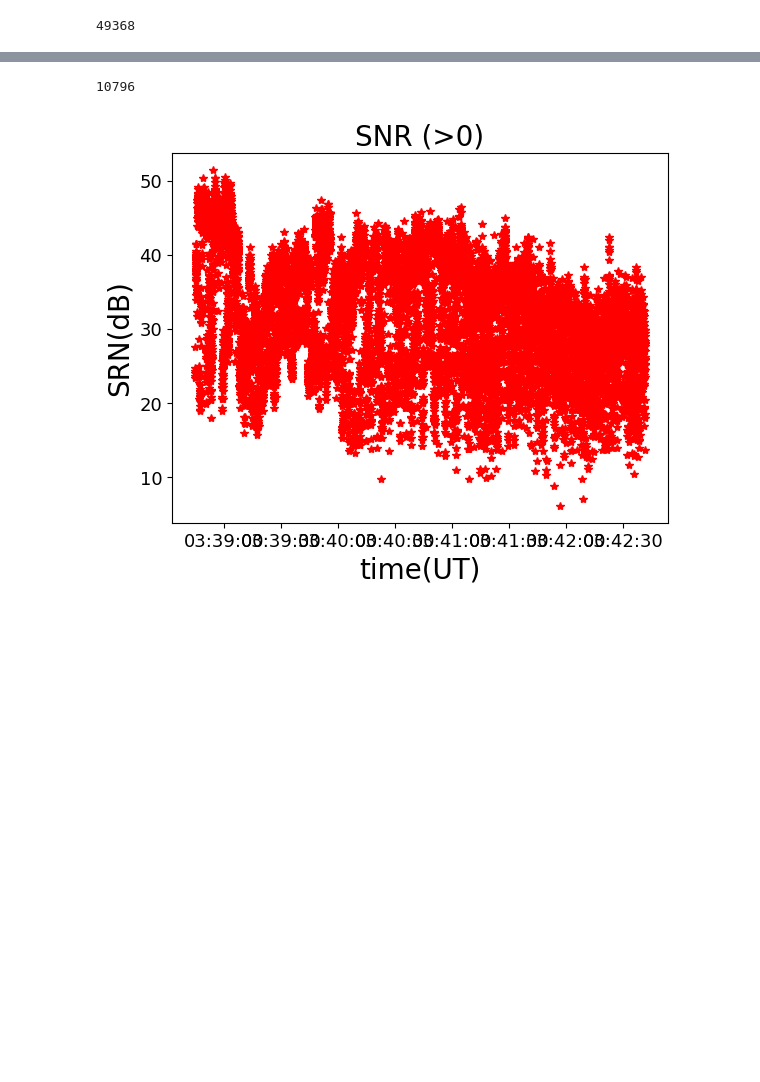
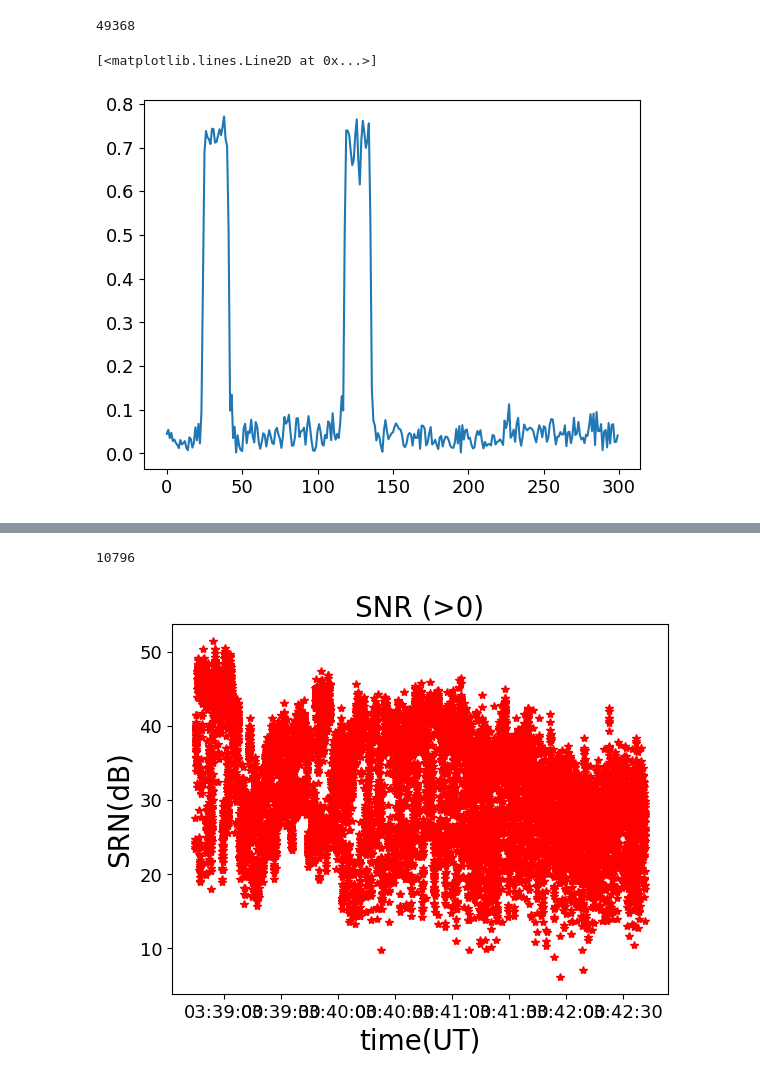
Before and after one commit to subodhdahal1988/scintillation_s4_project, a Jupyter notebook: project_first.ipynb, the cells around one changed output, grey strips where cells are left out. Drawn from its saved outputs; the diff is of its cells as text; code cells hidden in the pictures; blank space fills up the shorter version.

```diff
--- a/project_first.ipynb
+++ b/project_first.ipynb
@@ -155,6 +109,11 @@ sig_n=list(divide_chunks(v1,300))
 len(sig_n)
 # %% [output]
 49368
+# %%
+plt.plot(sig_n[8])
+# %% [output]
+[<matplotlib.lines.Line2D at 0x...>]
+[figure, added]
 # %%
 import numpy as np
 from scipy.signal import correlate
```
Also changed, not shown: parts of 16 cells of this notebook.
